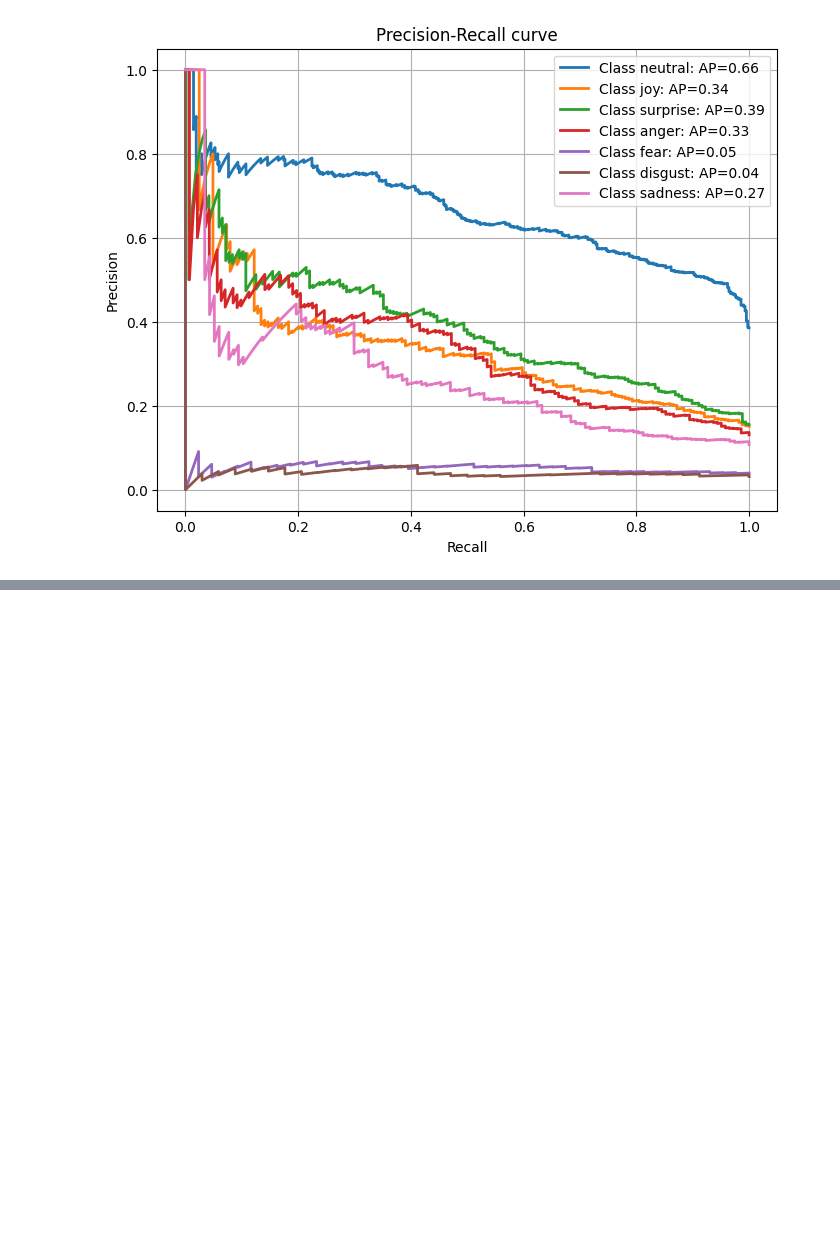
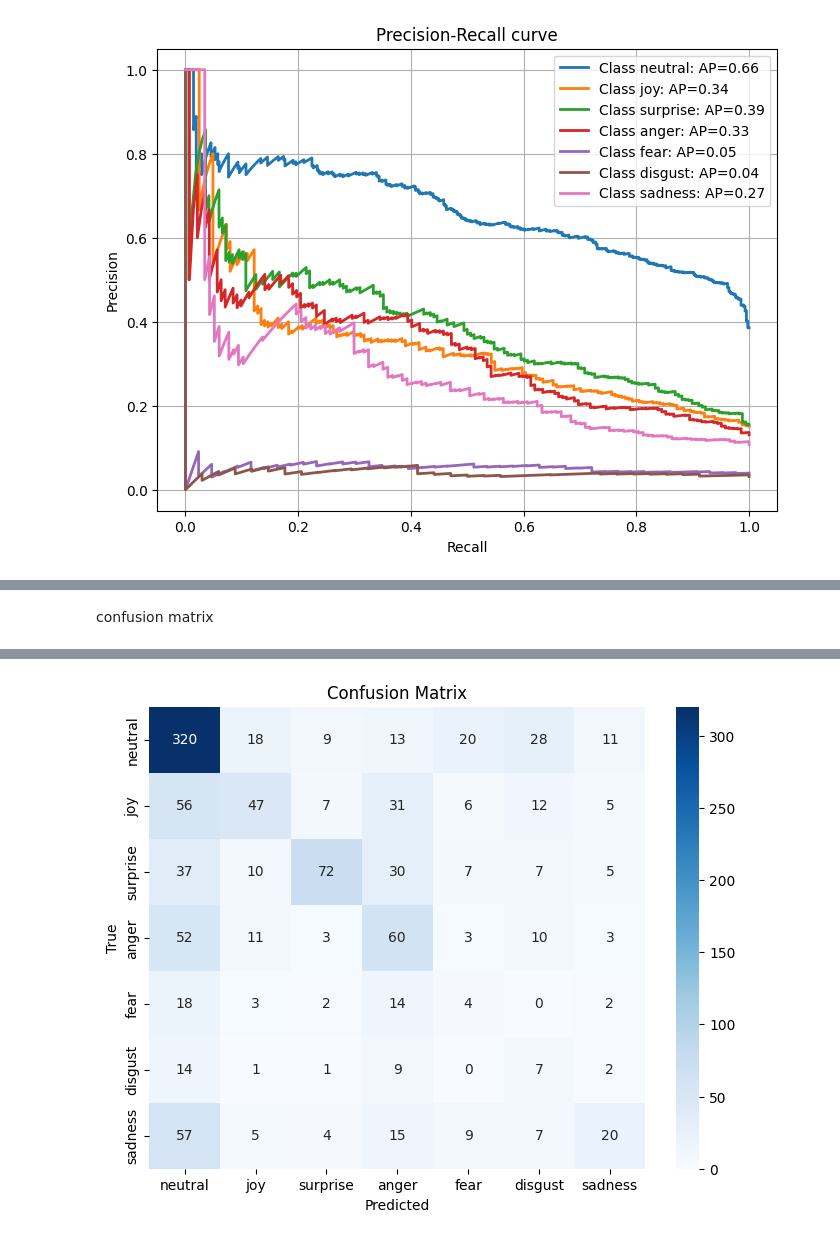
Before and after one commit to teostereciu/mc-ecpe, a Jupyter notebook: notebooks/best.ipynb, the cells around one changed output, grey strips where cells are left out. Saved outputs shown, nothing was run; the diff lists cells and outputs as text; code cells hidden in the pictures; blank space fills up the shorter version.

```diff
--- a/notebooks/best.ipynb
+++ b/notebooks/best.ipynb
@@ -1114,0 +1248,6 @@ plot_precision_recall(y_val_text_onehot, crossattn_preds)
+# %% [markdown]
+confusion matrix
+# %%
+bias_val_preds = mlp_bias_model.predict(pool_embs_val)
+plot_confusion_matrix(np.argmax(y_val_text_onehot, axis=1), np.argmax(bias_val_preds, axis=1))
+# %% [output]
@@ -1114,0 +1256 @@ plot_precision_recall(y_val_text_onehot, crossattn_preds)
+[figure, added]
```
Also changed, not shown: parts of 26 cells of this notebook.
